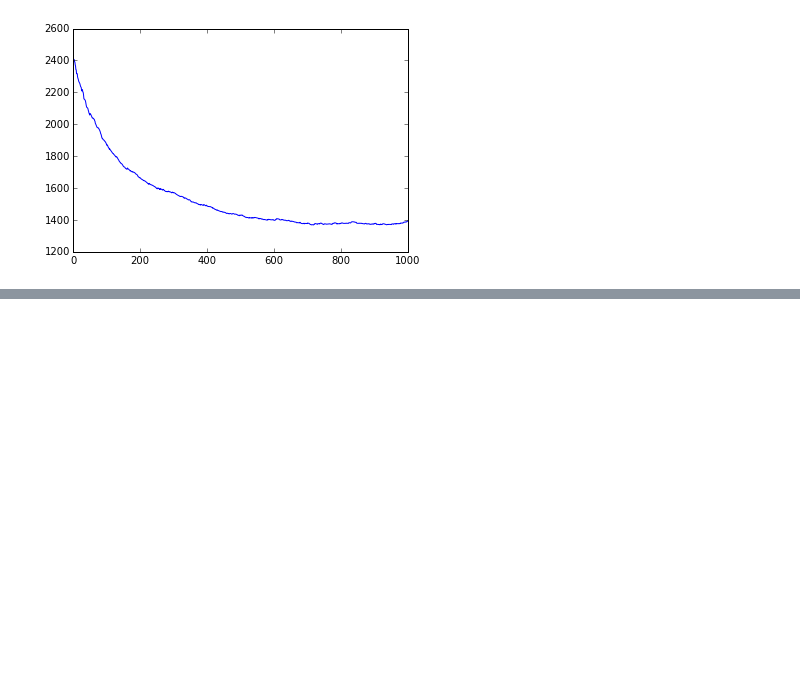
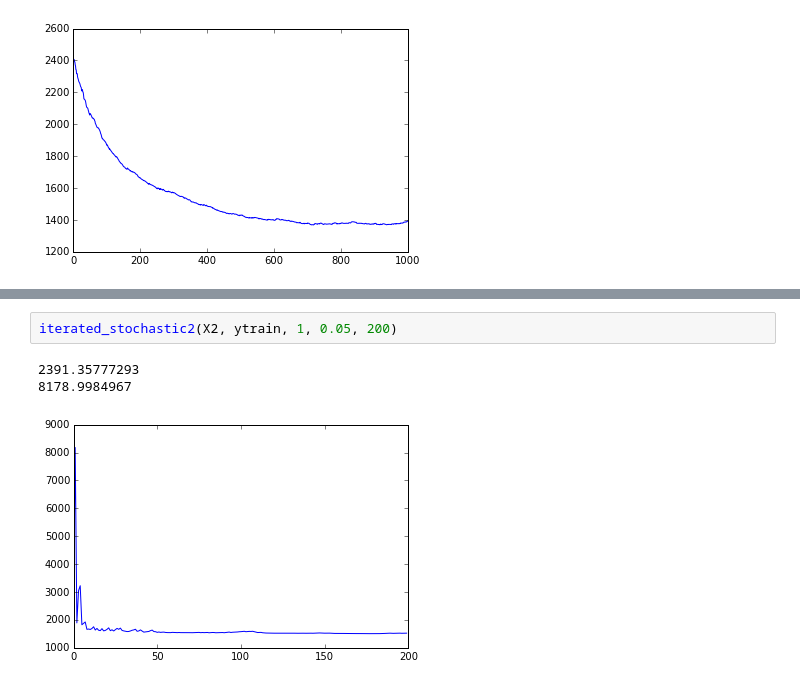
Before and after one commit to akrolsmir/cs189, a Jupyter notebook: hw4/hw4.ipynb, the cells around one changed output, grey strips where cells are left out. Saved outputs shown, nothing was run; the diff lists cells and outputs as text; blank space fills up the shorter version.

```diff
--- a/hw4/hw4.ipynb
+++ b/hw4/hw4.ipynb
@@ -242,0 +264,6 @@ iterated_stochastic(X3, ytrain, 1, 0.05, 100)
+# %%
+iterated_stochastic2(X2, ytrain, 1, 0.05, 200)
+# %% [output]
+2391.35777293
+8178.9984967
+[figure, added]
```
Also changed, not shown: parts of 12 cells of this notebook.
